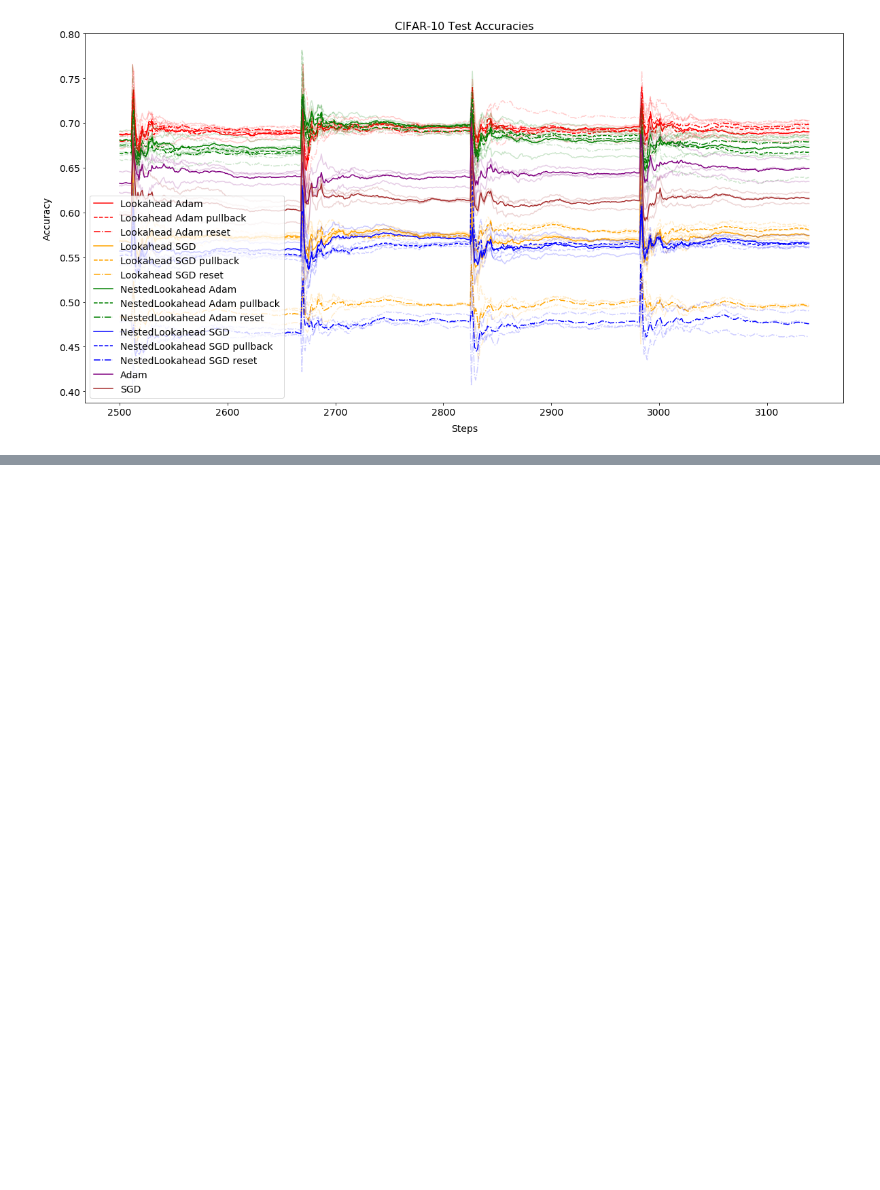
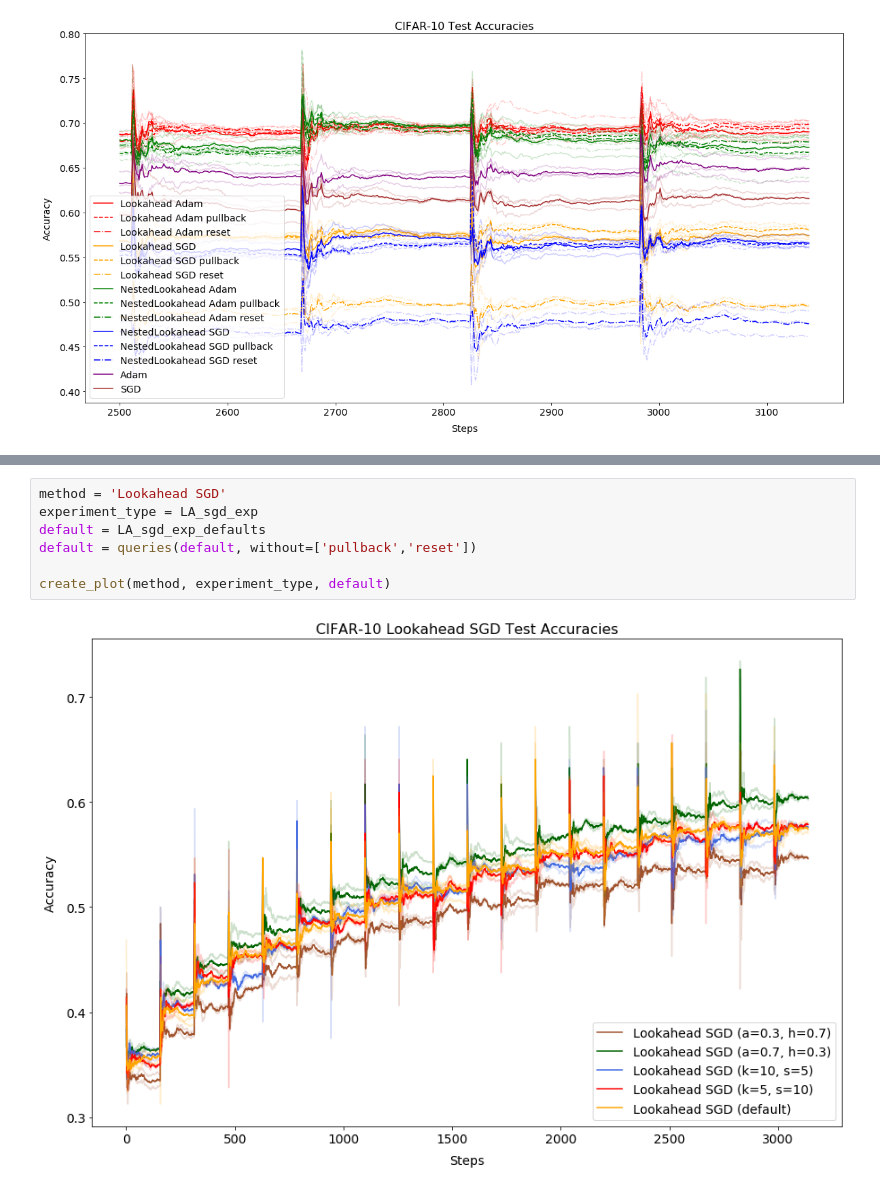
Before and after one commit to johngilbert2000/nested_lookahead, a Jupyter notebook: plot_results.ipynb, the cells around one changed output, grey strips where cells are left out. Saved outputs shown, nothing was run; the diff lists cells and outputs as text; blank space fills up the shorter version.

```diff
--- a/plot_results.ipynb
+++ b/plot_results.ipynb
@@ -193,0 +419,9 @@ plt.show()
+# %%
+method = 'Lookahead SGD'
+experiment_type = LA_sgd_exp
+default = LA_sgd_exp_defaults
+default = queries(default, without=['pullback','reset'])
+
+create_plot(method, experiment_type, default)
+# %% [output]
+[figure, added]
```
Also changed, not shown: parts of 20 cells of this notebook, 10 other files.
